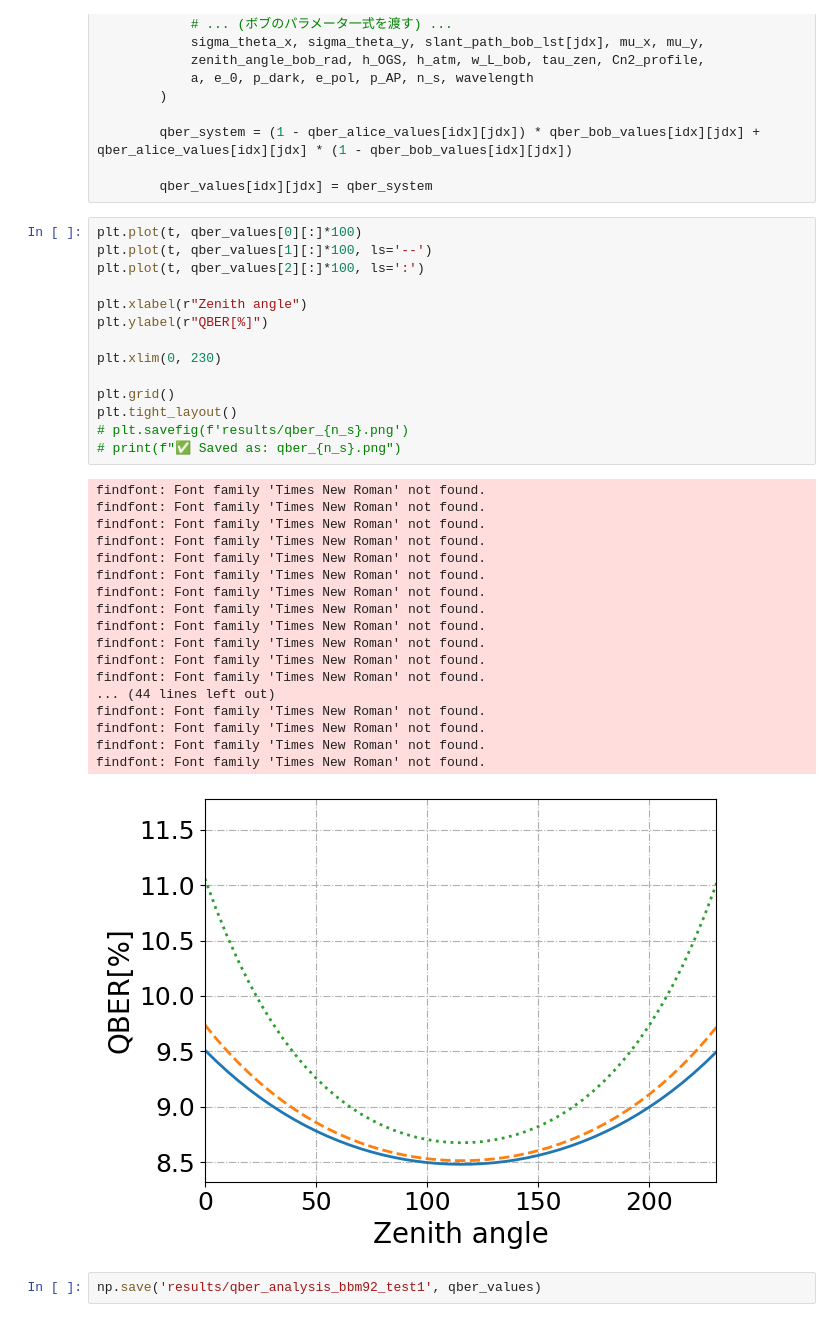
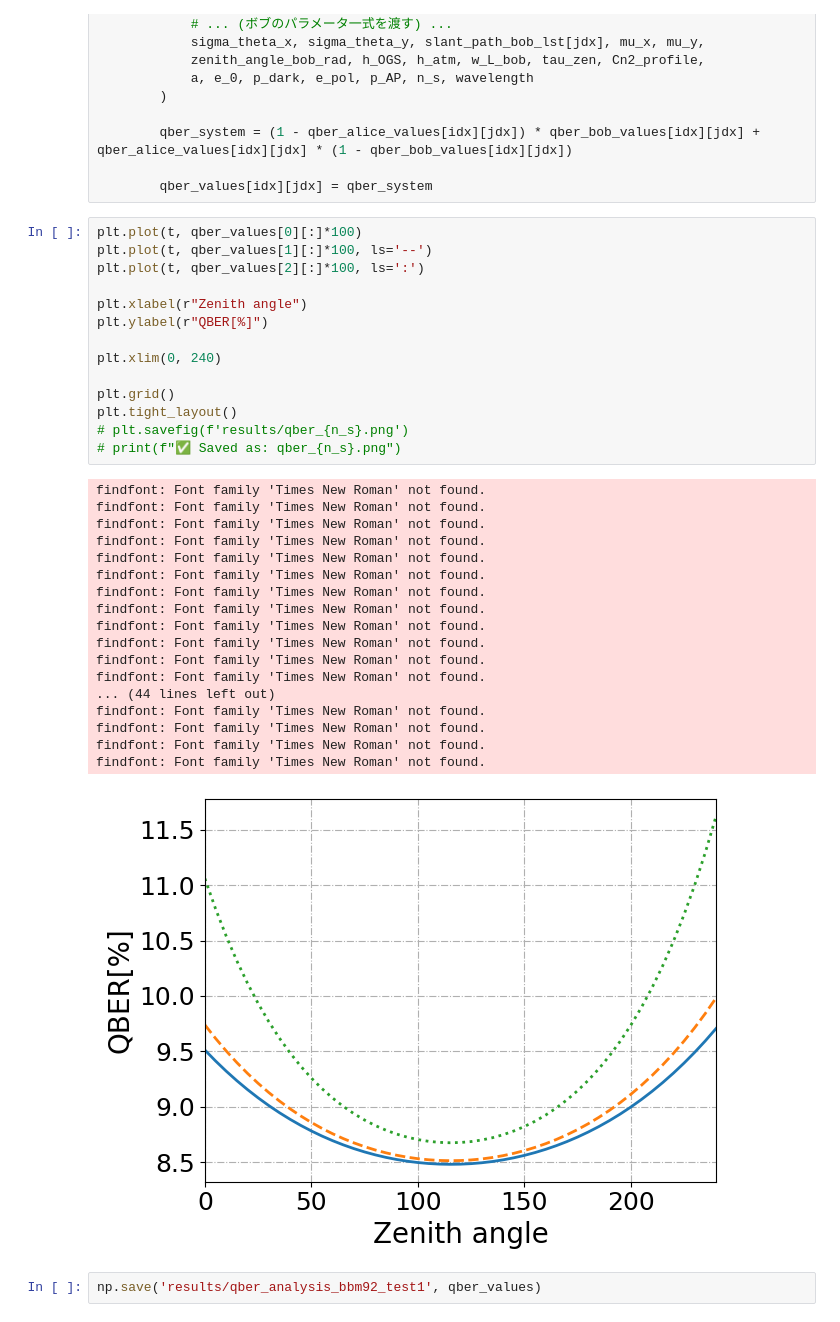
Before and after one commit to takkiiiiiiiii/BBM92_Simulation, a Jupyter notebook: src/skr_satellite_pass_yudai/analysis_res.ipynb, the cells around one changed output. Cells and saved outputs as stored; diff of their text form.

```diff
--- a/src/skr_satellite_pass_yudai/analysis_res.ipynb
+++ b/src/skr_satellite_pass_yudai/analysis_res.ipynb
@@ -111,35 +111,35 @@ for idx in range(len(tau_zen_lst)):
 plt.plot(t, qber_values[0][:]*100)
 plt.plot(t, qber_values[1][:]*100, ls='--')
 plt.plot(t, qber_values[2][:]*100, ls=':')
 
 plt.xlabel(r"Zenith angle")
 plt.ylabel(r"QBER[%]")
 
-plt.xlim(0, 230)
+plt.xlim(0, 240)
 
 plt.grid()
 plt.tight_layout()
 # plt.savefig(f'results/qber_{n_s}.png')
 # print(f"✅ Saved as: qber_{n_s}.png")
 # %% [output]
 findfont: Font family 'Times New Roman' not found.
 findfont: Font family 'Times New Roman' not found.
 findfont: Font family 'Times New Roman' not found.
 findfont: Font family 'Times New Roman' not found.
 findfont: Font family 'Times New Roman' not found.
 findfont: Font family 'Times New Roman' not found.
 findfont: Font family 'Times New Roman' not found.
 findfont: Font family 'Times New Roman' not found.
 findfont: Font family 'Times New Roman' not found.
 findfont: Font family 'Times New Roman' not found.
 findfont: Font family 'Times New Roman' not found.
 findfont: Font family 'Times New Roman' not found.
 ... (44 lines left out)
 findfont: Font family 'Times New Roman' not found.
 findfont: Font family 'Times New Roman' not found.
 findfont: Font family 'Times New Roman' not found.
 findfont: Font family 'Times New Roman' not found.
-[figure, old version]
+[figure, new version]
 # %%
 np.save('results/qber_analysis_bbm92_test1', qber_values)
 # %%
```
Also changed, not shown: 2 other files.
